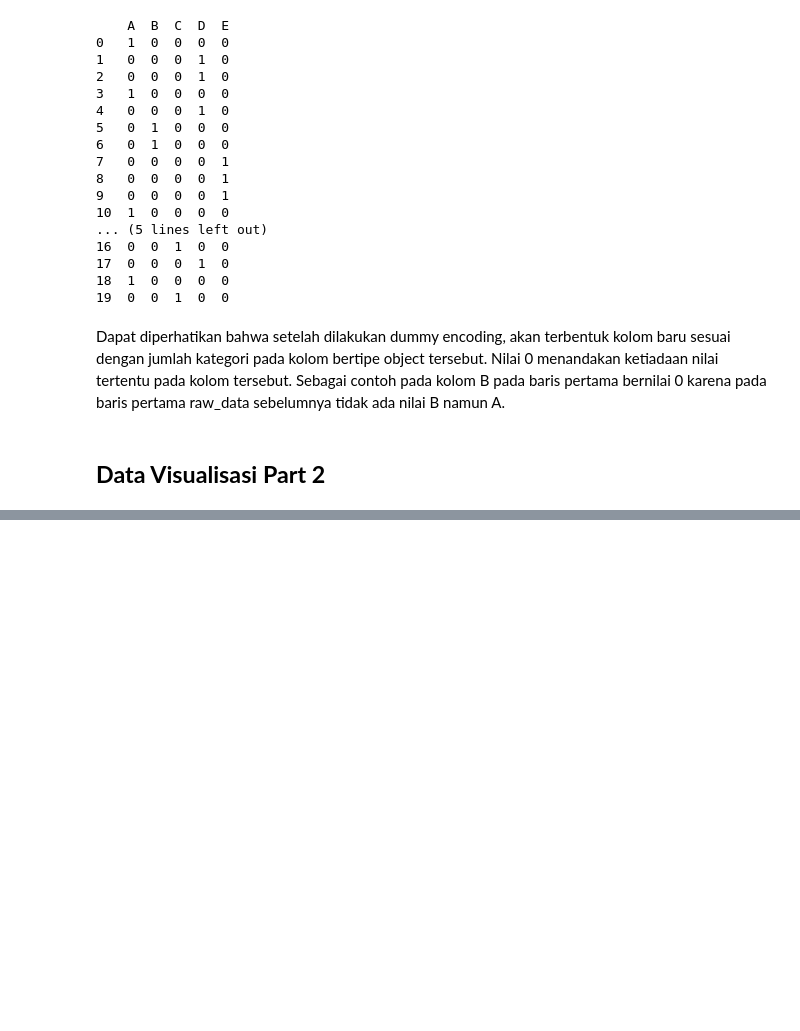
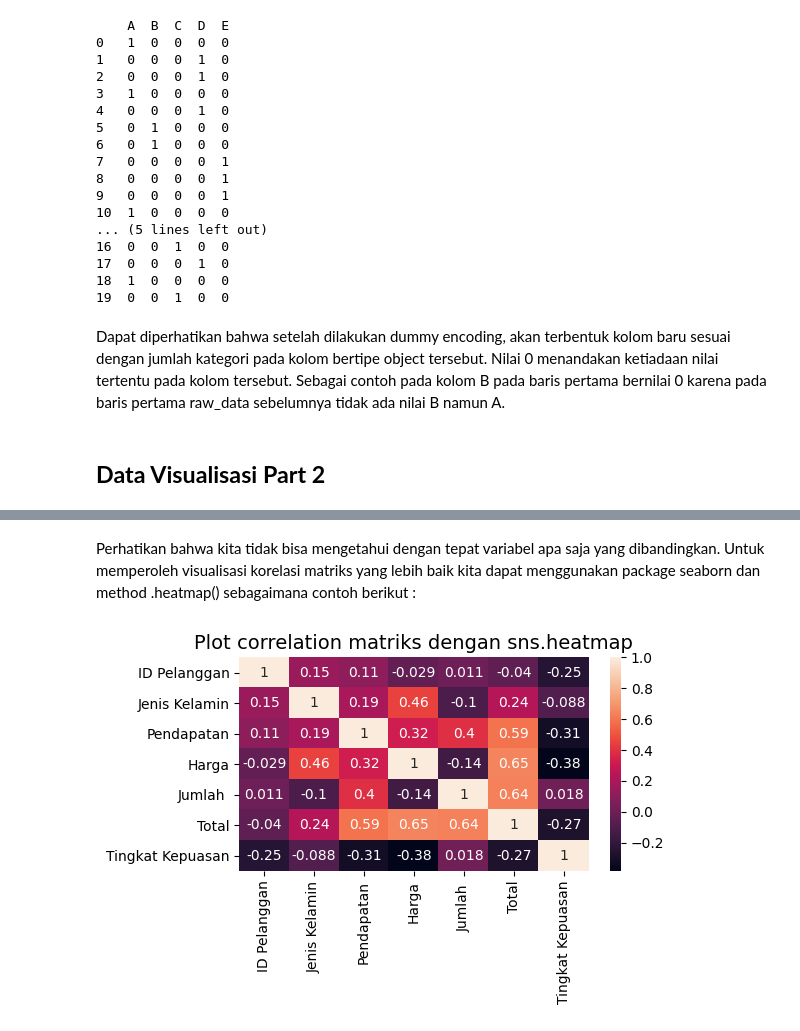
Before and after one commit to setyo-dwi-pratama/Courses, a Jupyter notebook: 11_Statistic_using_Python_for_Data_Science__Part_2_.ipynb, the cells around one changed output, grey strips where cells are left out. Saved outputs shown, nothing was run; the diff lists cells and outputs as text; code cells hidden in the pictures; blank space fills up the shorter version.

```diff
--- a/11_Statistic_using_Python_for_Data_Science__Part_2_.ipynb
+++ b/11_Statistic_using_Python_for_Data_Science__Part_2_.ipynb
@@ -427,0 +448,10 @@ Dapat diperhatikan bahwa setelah dilakukan dummy encoding, akan terbentuk kolom
+# %% [markdown]
+Perhatikan bahwa kita tidak bisa mengetahui dengan tepat variabel apa saja yang dibandingkan. Untuk memperoleh visualisasi korelasi matriks yang lebih baik kita dapat menggunakan package seaborn dan method .heatmap() sebagaimana contoh berikut :
+# %%
+plt.figure()
+sns.heatmap(raw_data.corr(), annot=True)
+plt.title('Plot correlation matriks dengan sns.heatmap', size=14)
+plt.tight_layout()
+plt.show()
+# %% [output]
+[figure, added]
```
Also changed, not shown: parts of 55 cells of this notebook.
